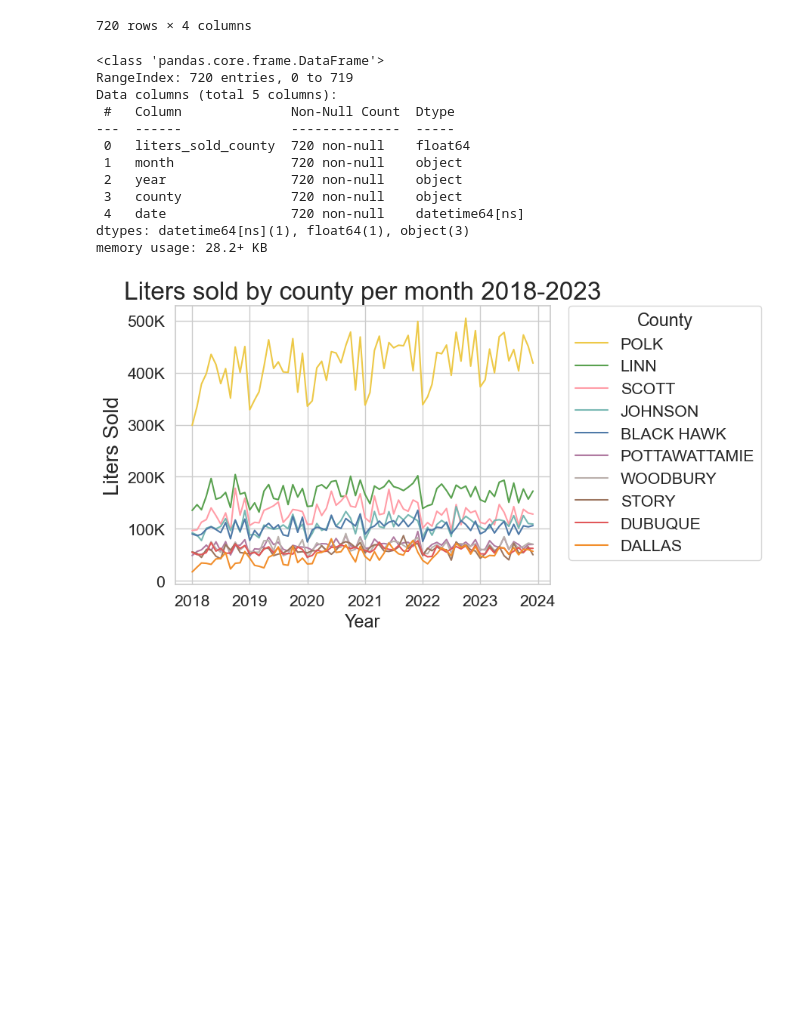
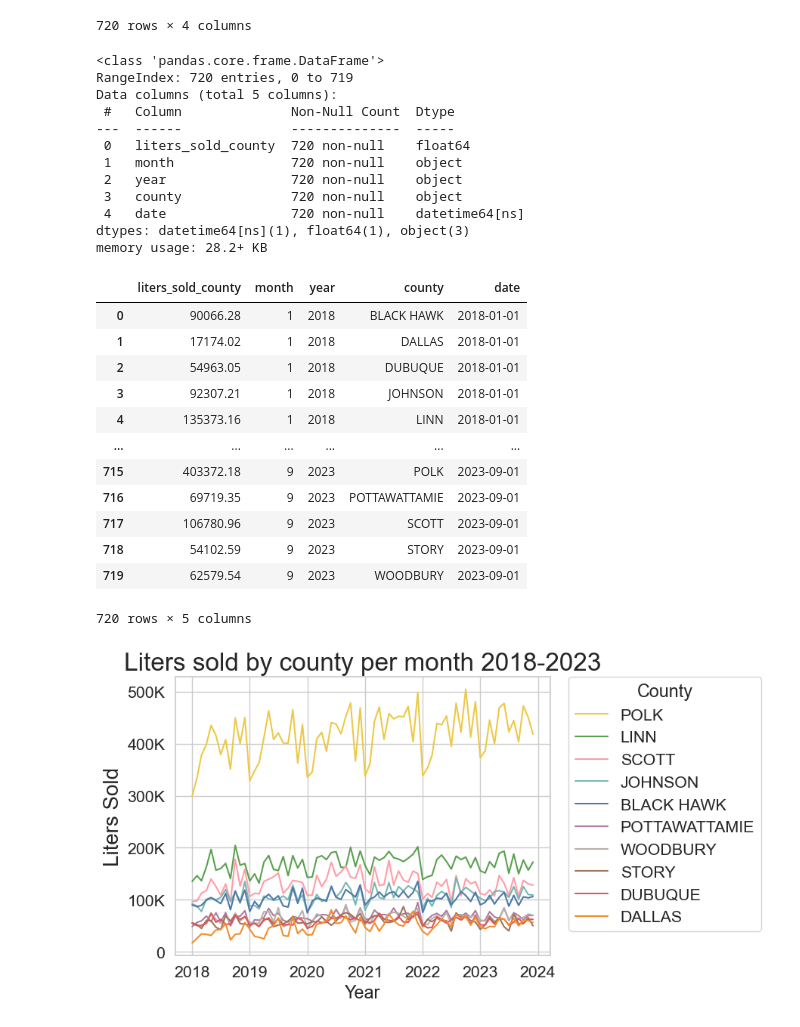
Before and after one commit to amoutafian/iowa_liquor_project, a Jupyter notebook: Iowa _liquor_exploratory_analysis.ipynb, the cells around one changed output. Cells and saved outputs as stored; diff of their text form; code cells hidden in the pictures; blank space fills up the shorter version.

```diff
--- a/Iowa _liquor_exploratory_analysis.ipynb
+++ b/Iowa _liquor_exploratory_analysis.ipynb
@@ -526,24 +544,38 @@ liters_county_month_df
 # %%
 liters_county_month_df['year'] = liters_county_month_df['year'].astype(str)
 liters_county_month_df['month'] = liters_county_month_df['month'].astype(str)
 
 # Combine 'year' and 'month' into a single 'date' column formatted as 'YYYY-MM'
 liters_county_month_df['date'] = pd.to_datetime(liters_county_month_df['year'] + '-' + liters_county_month_df['month'])
 liters_county_month_df.info()
 liters_county_month_df.to_csv('liters_county_month_df.csv', index = False)
+liters_county_month_df
 # %% [output]
 <class 'pandas.core.frame.DataFrame'>
 RangeIndex: 720 entries, 0 to 719
 Data columns (total 5 columns):
  #   Column              Non-Null Count  Dtype
 ---  ------              --------------  -----
  0   liters_sold_county  720 non-null    float64
  1   month               720 non-null    object
  2   year                720 non-null    object
  3   county              720 non-null    object
  4   date                720 non-null    datetime64[ns]
 dtypes: datetime64[ns](1), float64(1), object(3)
 memory usage: 28.2+ KB
+|  | liters_sold_county | month | year | county | date |
+| 0 | 90066.28 | 1 | 2018 | BLACK HAWK | 2018-01-01 |
+| 1 | 17174.02 | 1 | 2018 | DALLAS | 2018-01-01 |
+| 2 | 54963.05 | 1 | 2018 | DUBUQUE | 2018-01-01 |
+| 3 | 92307.21 | 1 | 2018 | JOHNSON | 2018-01-01 |
+| 4 | 135373.16 | 1 | 2018 | LINN | 2018-01-01 |
+| ... | ... | ... | ... | ... | ... |
+| 715 | 403372.18 | 9 | 2023 | POLK | 2023-09-01 |
+| 716 | 69719.35 | 9 | 2023 | POTTAWATTAMIE | 2023-09-01 |
+| 717 | 106780.96 | 9 | 2023 | SCOTT | 2023-09-01 |
+| 718 | 54102.59 | 9 | 2023 | STORY | 2023-09-01 |
+| 719 | 62579.54 | 9 | 2023 | WOODBURY | 2023-09-01 |
+720 rows × 5 columns
 # %%
 hue_order = ["Polk","Linn","Scott","Johnson","Black Hawk","Pottawattamie","Woodbury","Story","Dubuque","Dallas"]
 hue_order_upper = [county.upper() for county in hue_order]
```
Also changed, not shown: parts of 1 cell of this notebook, 2 other files.
